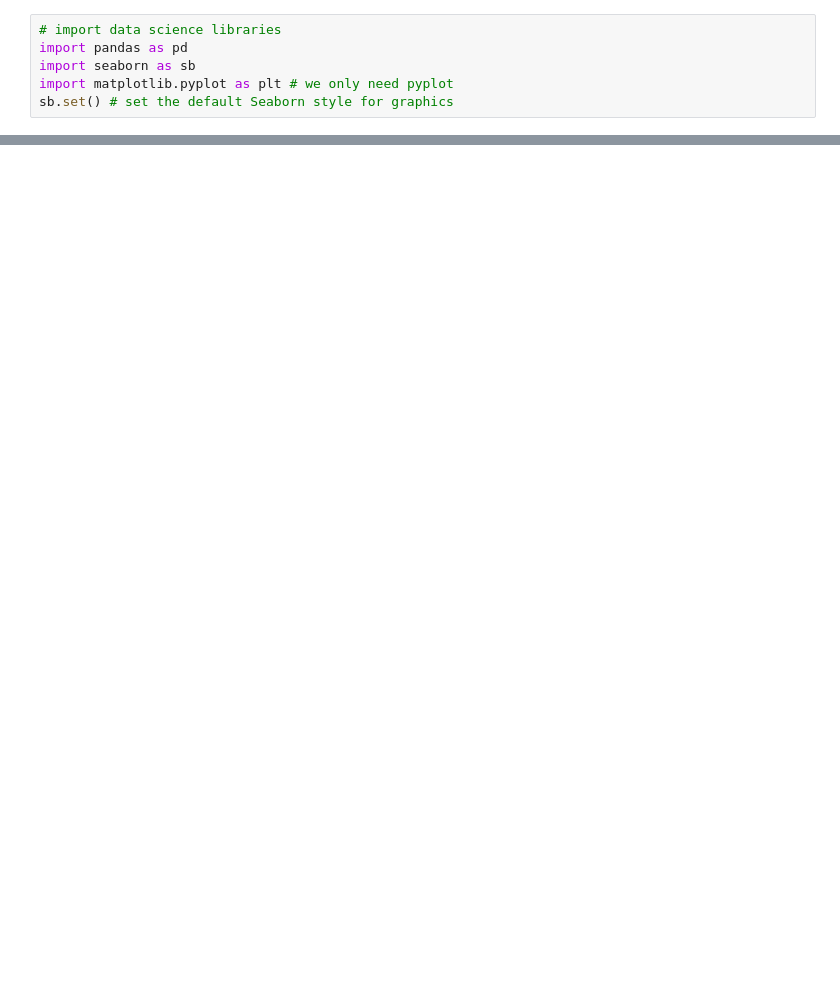
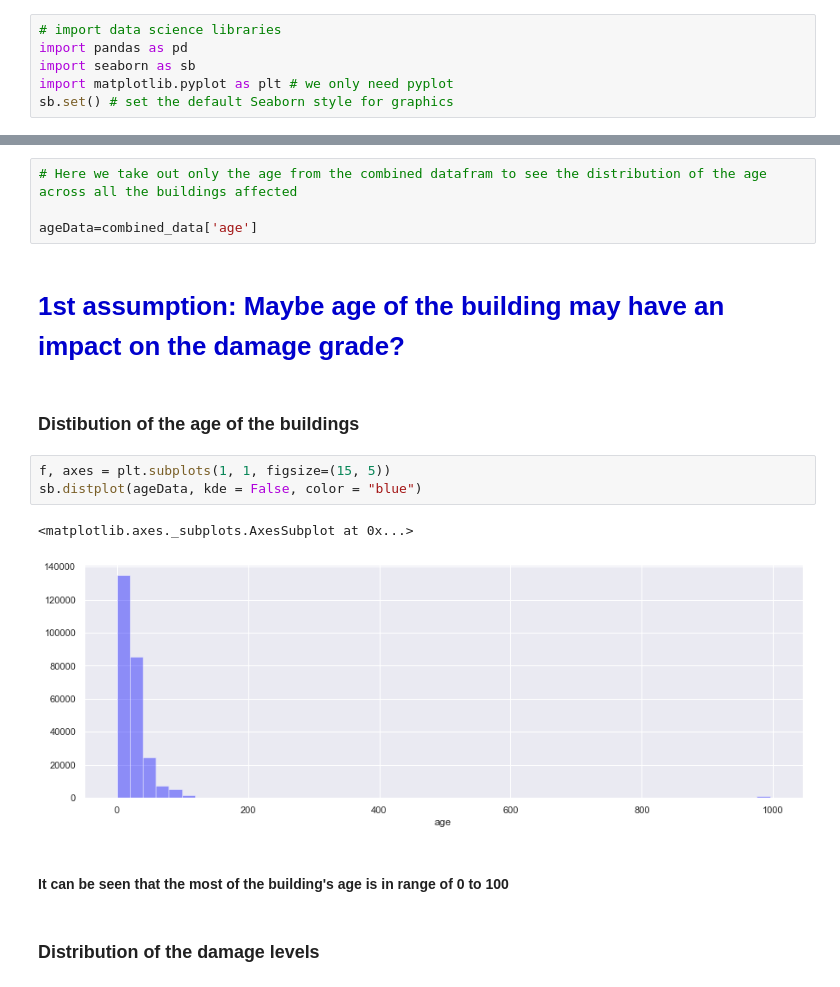
Before and after one commit to jshah39/DataSci, a Jupyter notebook: src/earthquake.ipynb, the cells around one changed output, grey strips where cells are left out. Drawn from its saved outputs; the diff is of its cells as text; blank space fills up the shorter version.

```diff
--- a/src/earthquake.ipynb
+++ b/src/earthquake.ipynb
@@ -56,0 +74,18 @@ sb.countplot(x='count_floors_pre_eq',hue = 'damage_grade', data=data_frame)
+# %%
+# Here we take out only the age from the combined datafram to see the distribution of the age across all the buildings affected
+
+ageData=combined_data['age']
+# %% [markdown]
+# <font color='mediumblue'>1st assumption: Maybe age of the building may have an impact on the damage grade?</font>
+# %% [markdown]
+### Distibution of the age of the buildings
+# %%
+f, axes = plt.subplots(1, 1, figsize=(15, 5))
+sb.distplot(ageData, kde = False, color = "blue")
+# %% [output]
+<matplotlib.axes._subplots.AxesSubplot at 0x...>
+[figure, added]
+# %% [markdown]
+#### It can be seen that the most of the building's age is in range of 0 to 100
+# %% [markdown]
+### Distribution of the damage levels
```
Also changed, not shown: parts of 90 cells of this notebook.
